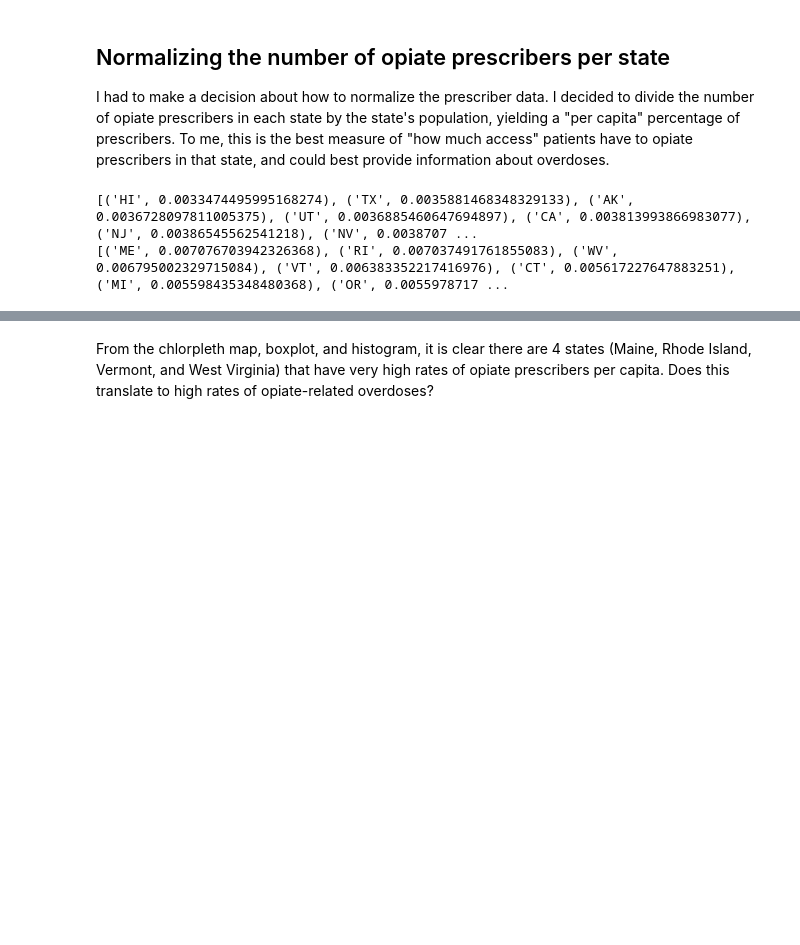
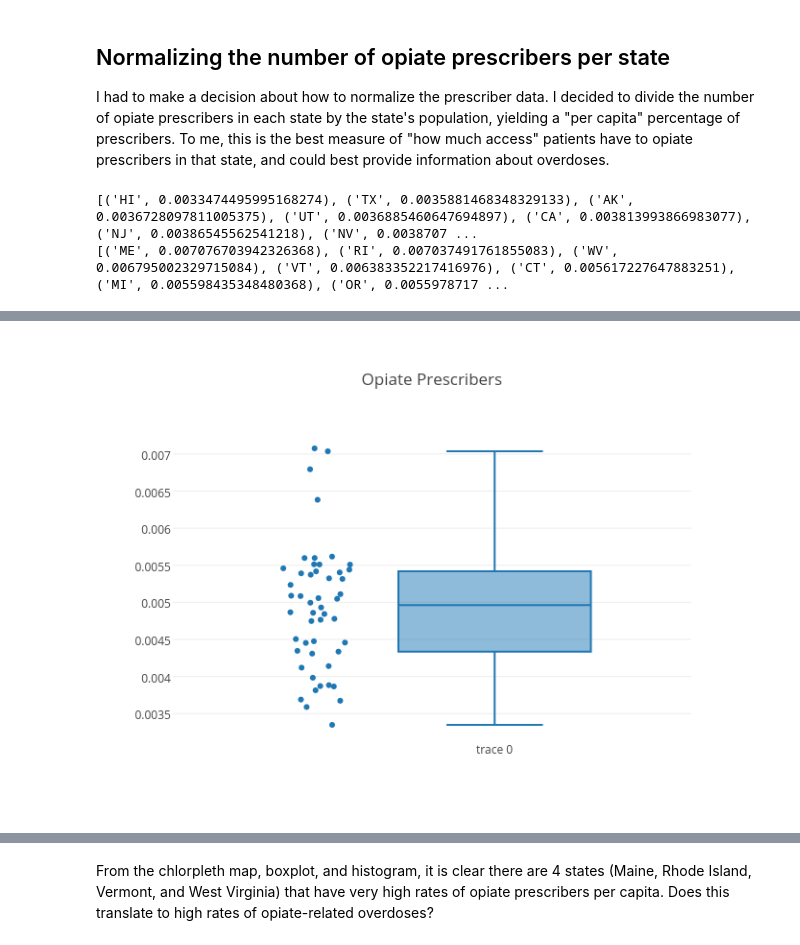
Before and after one commit to kfolw/Opiate-Prescribers-v-Overdoses-, a Jupyter notebook: Opiate_Prescribers_v_Overdoses_By_State-Copy1.ipynb, the cells around one changed output, grey strips where cells are left out. Cells and saved outputs as stored; diff of their text form; code cells hidden in the pictures; blank space fills up the shorter version.

```diff
--- a/Opiate_Prescribers_v_Overdoses_By_State-Copy1.ipynb
+++ b/Opiate_Prescribers_v_Overdoses_By_State-Copy1.ipynb
@@ -142,4 +147,9 @@ layout = {
 }
 fig = Figure(data=data, layout=layout)
 plotly.iplot( fig, filename='opiate_prescribers_boxplot' )
+
+plotly.image.save_as(fig, filename='opiate_prescribers_boxplot.png')
+
+from IPython.display import Image
+Image('opiate_prescribers_boxplot.png')
 # %% [output]
@@ -147,3 +156,4 @@ plotly.iplot( fig, filename='opiate_prescribers_boxplot' )
+[figure, added]
 # %%
 #Histogram of opiate prescribers
 import plotly.graph_objs as go
```
Also changed, not shown: parts of 7 cells of this notebook.
